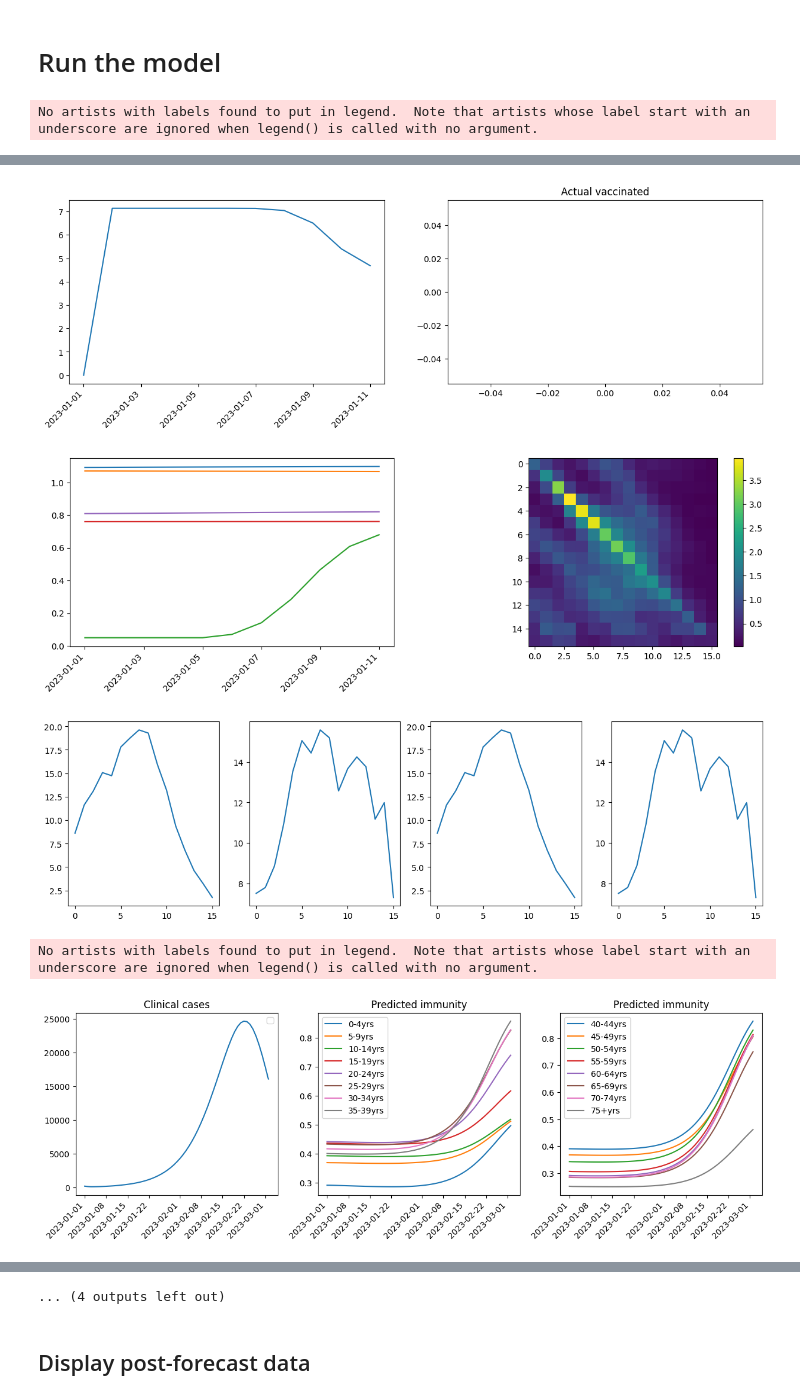
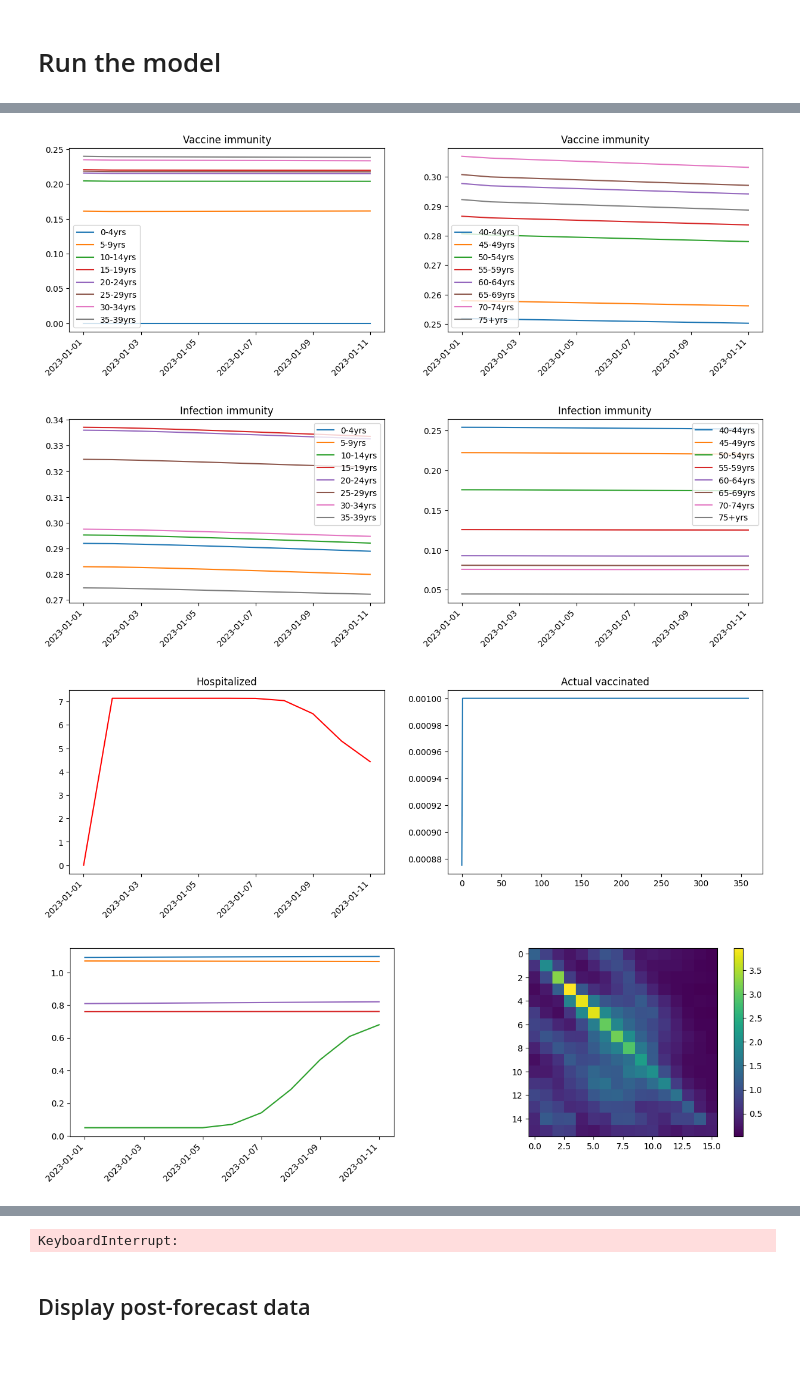
Before and after one commit to blairyeung/Commuting_TSF_SARS-Cov-2_model_master, a Jupyter notebook: Model/main.ipynb, the cells around one changed output, grey strips where cells are left out. Saved outputs shown, nothing was run; the diff lists cells and outputs as text; code cells hidden in the pictures; blank space fills up the shorter version.

```diff
--- a/Model/main.ipynb
+++ b/Model/main.ipynb
@@ -16,12 +16,13 @@ def moving_average_compare(data):
     return Util.moving_average(data[0,0:,:])
 # %%
 def moving_average_compare_vaccine(data, index):
-    return Util.moving_average(data[index,0:,:])
+    return Util.moving_average(data[index,0,0:,:])
 # %% [markdown]
 # Setting up hyperparameters
 # %%
 forecast_days = 365
-infectiousness = 0.09
+# infectiousness = 0.09
+infectiousness = 0.072
 save = False
 m = Model(forecast_days=forecast_days, infectiousness=infectiousness, prior_immunity=0)
 # %% [output]
@@ -67,19 +81,18 @@ plt.show()
 # %% [markdown]
 # Run the model
+# %%
+start_date = (datetime.datetime(2023, 1, 1) - Parameters.OUTBREAK_FIRST_DAY).days
 # %%
-start_date = m.date
 for i in range(forecast_days):
-    month = int(i / 30)
-    # multiplier = monthly_multipliers[month] * infectiousness
-    # m.infectiousness = multiplier
     m.run_one_cycle(display_status=False)
     if i % 50 == 10 or m.date == 1071:
 
         x = [Parameters.OUTBREAK_FIRST_DAY + datetime.timedelta(days=j+start_date) for j in range(m.date-start_date)]
+
         plt.figure(figsize=(15,4))
         plt.subplot()
         plt.subplot(1, 3, 1)
-        plt.plot(x, np.sum((m.model_data.time_series_clinical_cases[0])[start_date:m.date], axis=1))
+        plt.plot(x, np.sum((m.model_data.time_series_clinical_cases[0])[start_date:m.date], axis=1), color='red', label='Forecast')
         plt.legend()
         plt.xticks(rotation=45, ha='right')
         plt.title('Clinical cases')
@@ -99,14 +112,52 @@ for i in range(forecast_days):
         plt.title('Predicted immunity')
         plt.show()
 
+
+        plt.figure(figsize=(15,4))
+        plt.subplot(1, 2, 1)
+        for j in range(8):
+            slice = m.model_data.time_series_vaccine_immunity[0].T[j].T
+            plt.plot(x, slice[start_date:m.date], label=Parameters.AGE_BANDS[j])
+        plt.legend()
+        plt.xticks(rotation=45, ha='right')
+        plt.title('Vaccine immunity')
+        plt.subplot(1, 2, 2)
+        for j in range(8):
+            slice = m.model_data.time_series_vaccine_immunity[0].T[j+8].T
+            plt.plot(x, slice[start_date:m.date], label=Parameters.AGE_BANDS[j+8])
+        plt.legend()
+        plt.xticks(rotation=45, ha='right')
+        plt.title('Vaccine immunity')
+        plt.show()
+
+        plt.figure(figsize=(15,4))
+        plt.subplot(1, 2, 1)
+        for j in range(8):
+            slice = m.model_data.time_series_infection_immunity[0].T[j].T
+            plt.plot(x, slice[start_date:m.date], label=Parameters.AGE_BANDS[j])
+        plt.legend()
+        plt.xticks(rotation=45, ha='right')
+        plt.title('Infection immunity')
+        plt.subplot(1, 2, 2)
+        for j in range(8):
+            slice = m.model_data.time_series_infection_immunity[0].T[j+8].T
+            plt.plot(x, slice[start_date:m.date], label=Parameters.AGE_BANDS[j+8])
+        plt.legend()
+        plt.xticks(rotation=45, ha='right')
+        plt.title('Infection immunity')
+        plt.show()
+
+
         plt.figure(figsize=(15,4))
         plt.subplot()
         plt.subplot(1, 2, 1)
-        plt.plot(x, np.sum((m.model_data.time_series_hospitalized[0])[start_date:m.date], axis=1))
+        plt.plot(x, np.sum((m.model_data.time_series_hospitalized[0])[start_date:m.date], axis=1), color='red', label='Forecast')
+        plt.title('Hospitalized')
         plt.xticks(rotation=45, ha='right')
         plt.subplot(1, 2 ,2), plt.plot(np.mean(moving_average_compare_vaccine(m.model_data.time_series_vaccinated, 2)[start_date:], axis=1)), plt.title('vaccine 3')
         plt.title('Actual vaccinated')
         plt.show()
+
         plt.figure(figsize=(15,4))
         plt.subplot(1, 2, 1)
         plt.plot(x, Parameters.SEASONALITY[start_date:m.date])
@@ -117,6 +168,7 @@ for i in range(forecast_days):
         plt.imshow(matrix)
         plt.colorbar()
         plt.show()
+
         plt.figure(figsize=(15,4))
         plt.subplot(1, 4, 1), plt.plot(np.matmul(matrix.T, np.ones(shape=(16, 1))))
         plt.subplot(1, 4, 2), plt.plot(np.matmul(matrix, np.ones(shape=(16, 1))))
@@ -124,4 +176,3 @@ for i in range(forecast_days):
         plt.subplot(1, 4, 4), plt.plot(np.sum(matrix, axis=1))
         plt.show()
 # %% [output]
-No artists with labels found to put in legend.  Note that artists whose label start with an underscore are ignored when legend() is called with no argument.
@@ -129,5 +180,4 @@ No artists with labels found to put in legend.  Note that artists whose label st
-[figure, old version]
+[figure, new version]
-[figure, old version]
+[figure, new version]
-[figure, old version]
+[figure, new version]
-No artists with labels found to put in legend.  Note that artists whose label start with an underscore are ignored when legend() is called with no argument.
-[figure, old version]
+[figure, new version]
@@ -139,4 +185,4 @@ No artists with labels found to put in legend.  Note that artists whose label st
-... (4 outputs left out)
+KeyboardInterrupt:
 # %% [markdown]
 ## Display post-forecast data
 # %%
```
Also changed, not shown: parts of 3 cells of this notebook, 2 other files.
